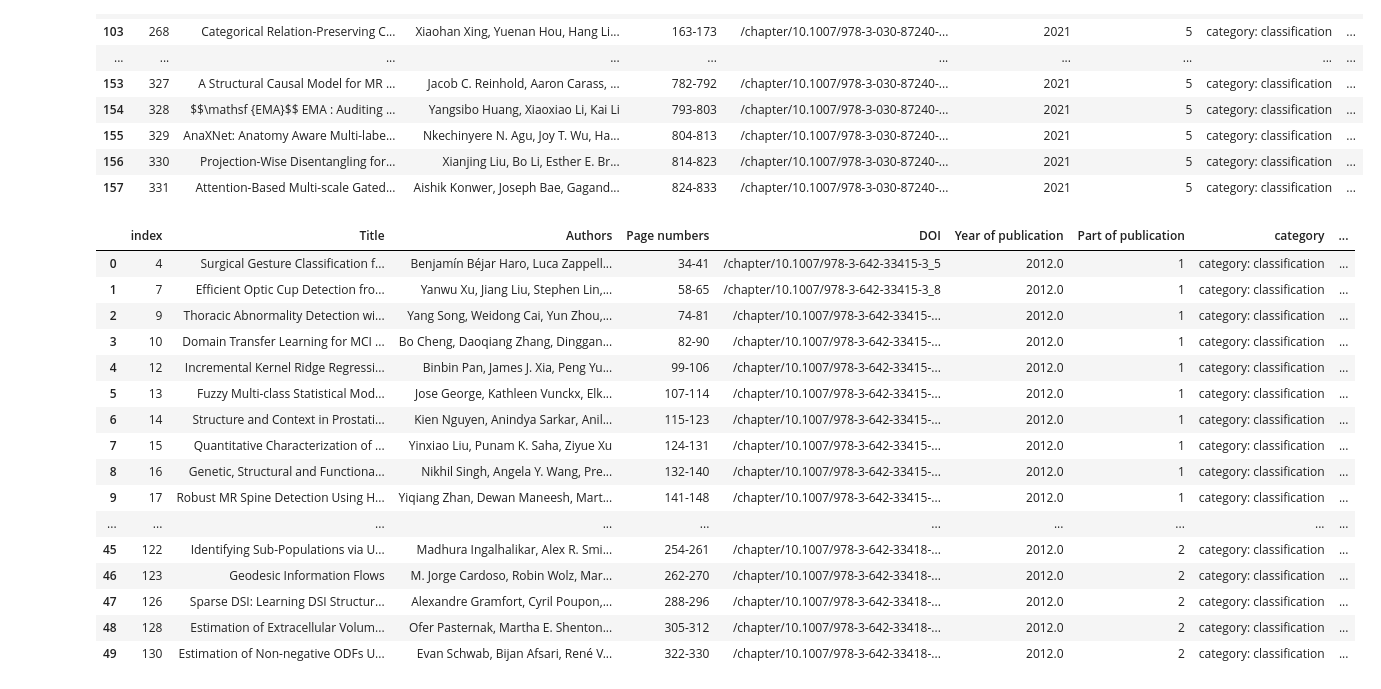
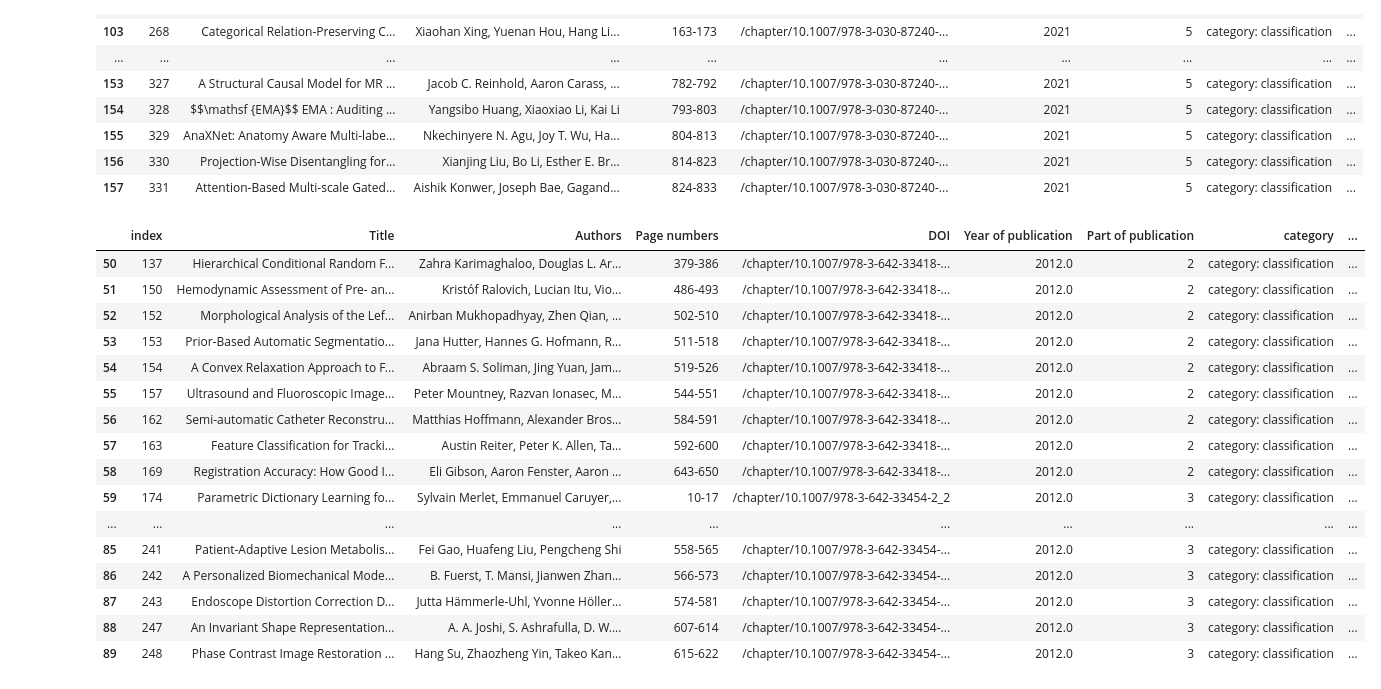
Before and after one commit to christinekaarde/MICCAI-review-thesis, a Jupyter notebook: database creation/references mining.ipynb, the cells around one changed output. Cells and saved outputs as stored; diff of their text form; code cells hidden in the pictures.

```diff
--- a/database creation/references mining.ipynb
+++ b/database creation/references mining.ipynb
@@ -358,22 +358,22 @@ df_2021class[df_2021class['Part of publication']==5]
 | 156 | 330 | Projection-Wise Disentangling for... | Xianjing Liu, Bo Li, Esther E. Br... | 814-823 | /chapter/10.1007/978-3-030-87240-... | 2021 | 5 | category: classification | ... |
 | 157 | 331 | Attention-Based Multi-scale Gated... | Aishik Konwer, Joseph Bae, Gagand... | 824-833 | /chapter/10.1007/978-3-030-87240-... | 2021 | 5 | category: classification | ... |
 # %%
-df_2012class.head(50)
+df_2012class.tail(40)
 # %% [output]
 |  | index | Title | Authors | Page numbers | DOI | Year of publication | Part of publication | category | ... |
-| 0 | 4 | Surgical Gesture Classification f... | Benjamín Béjar Haro, Luca Zappell... | 34-41 | /chapter/10.1007/978-3-642-33415-3_5 | 2012.0 | 1 | category: classification | ... |
-| 1 | 7 | Efficient Optic Cup Detection fro... | Yanwu Xu, Jiang Liu, Stephen Lin,... | 58-65 | /chapter/10.1007/978-3-642-33415-3_8 | 2012.0 | 1 | category: classification | ... |
-| 2 | 9 | Thoracic Abnormality Detection wi... | Yang Song, Weidong Cai, Yun Zhou,... | 74-81 | /chapter/10.1007/978-3-642-33415-... | 2012.0 | 1 | category: classification | ... |
-| 3 | 10 | Domain Transfer Learning for MCI ... | Bo Cheng, Daoqiang Zhang, Dinggan... | 82-90 | /chapter/10.1007/978-3-642-33415-... | 2012.0 | 1 | category: classification | ... |
-| 4 | 12 | Incremental Kernel Ridge Regressi... | Binbin Pan, James J. Xia, Peng Yu... | 99-106 | /chapter/10.1007/978-3-642-33415-... | 2012.0 | 1 | category: classification | ... |
-| 5 | 13 | Fuzzy Multi-class Statistical Mod... | Jose George, Kathleen Vunckx, Elk... | 107-114 | /chapter/10.1007/978-3-642-33415-... | 2012.0 | 1 | category: classification | ... |
-| 6 | 14 | Structure and Context in Prostati... | Kien Nguyen, Anindya Sarkar, Anil... | 115-123 | /chapter/10.1007/978-3-642-33415-... | 2012.0 | 1 | category: classification | ... |
-| 7 | 15 | Quantitative Characterization of ... | Yinxiao Liu, Punam K. Saha, Ziyue Xu | 124-131 | /chapter/10.1007/978-3-642-33415-... | 2012.0 | 1 | category: classification | ... |
-| 8 | 16 | Genetic, Structural and Functiona... | Nikhil Singh, Angela Y. Wang, Pre... | 132-140 | /chapter/10.1007/978-3-642-33415-... | 2012.0 | 1 | category: classification | ... |
-| 9 | 17 | Robust MR Spine Detection Using H... | Yiqiang Zhan, Dewan Maneesh, Mart... | 141-148 | /chapter/10.1007/978-3-642-33415-... | 2012.0 | 1 | category: classification | ... |
+| 50 | 137 | Hierarchical Conditional Random F... | Zahra Karimaghaloo, Douglas L. Ar... | 379-386 | /chapter/10.1007/978-3-642-33418-... | 2012.0 | 2 | category: classification | ... |
+| 51 | 150 | Hemodynamic Assessment of Pre- an... | Kristóf Ralovich, Lucian Itu, Vio... | 486-493 | /chapter/10.1007/978-3-642-33418-... | 2012.0 | 2 | category: classification | ... |
+| 52 | 152 | Morphological Analysis of the Lef... | Anirban Mukhopadhyay, Zhen Qian, ... | 502-510 | /chapter/10.1007/978-3-642-33418-... | 2012.0 | 2 | category: classification | ... |
+| 53 | 153 | Prior-Based Automatic Segmentatio... | Jana Hutter, Hannes G. Hofmann, R... | 511-518 | /chapter/10.1007/978-3-642-33418-... | 2012.0 | 2 | category: classification | ... |
+| 54 | 154 | A Convex Relaxation Approach to F... | Abraam S. Soliman, Jing Yuan, Jam... | 519-526 | /chapter/10.1007/978-3-642-33418-... | 2012.0 | 2 | category: classification | ... |
+| 55 | 157 | Ultrasound and Fluoroscopic Image... | Peter Mountney, Razvan Ionasec, M... | 544-551 | /chapter/10.1007/978-3-642-33418-... | 2012.0 | 2 | category: classification | ... |
+| 56 | 162 | Semi-automatic Catheter Reconstru... | Matthias Hoffmann, Alexander Bros... | 584-591 | /chapter/10.1007/978-3-642-33418-... | 2012.0 | 2 | category: classification | ... |
+| 57 | 163 | Feature Classification for Tracki... | Austin Reiter, Peter K. Allen, Ta... | 592-600 | /chapter/10.1007/978-3-642-33418-... | 2012.0 | 2 | category: classification | ... |
+| 58 | 169 | Registration Accuracy: How Good I... | Eli Gibson, Aaron Fenster, Aaron ... | 643-650 | /chapter/10.1007/978-3-642-33418-... | 2012.0 | 2 | category: classification | ... |
+| 59 | 174 | Parametric Dictionary Learning fo... | Sylvain Merlet, Emmanuel Caruyer,... | 10-17 | /chapter/10.1007/978-3-642-33454-2_2 | 2012.0 | 3 | category: classification | ... |
 | ... | ... | ... | ... | ... | ... | ... | ... | ... | ... |
-| 45 | 122 | Identifying Sub-Populations via U... | Madhura Ingalhalikar, Alex R. Smi... | 254-261 | /chapter/10.1007/978-3-642-33418-... | 2012.0 | 2 | category: classification | ... |
-| 46 | 123 | Geodesic Information Flows | M. Jorge Cardoso, Robin Wolz, Mar... | 262-270 | /chapter/10.1007/978-3-642-33418-... | 2012.0 | 2 | category: classification | ... |
-| 47 | 126 | Sparse DSI: Learning DSI Structur... | Alexandre Gramfort, Cyril Poupon,... | 288-296 | /chapter/10.1007/978-3-642-33418-... | 2012.0 | 2 | category: classification | ... |
-| 48 | 128 | Estimation of Extracellular Volum... | Ofer Pasternak, Martha E. Shenton... | 305-312 | /chapter/10.1007/978-3-642-33418-... | 2012.0 | 2 | category: classification | ... |
-| 49 | 130 | Estimation of Non-negative ODFs U... | Evan Schwab, Bijan Afsari, René V... | 322-330 | /chapter/10.1007/978-3-642-33418-... | 2012.0 | 2 | category: classification | ... |
+| 85 | 241 | Patient-Adaptive Lesion Metabolis... | Fei Gao, Huafeng Liu, Pengcheng Shi | 558-565 | /chapter/10.1007/978-3-642-33454-... | 2012.0 | 3 | category: classification | ... |
+| 86 | 242 | A Personalized Biomechanical Mode... | B. Fuerst, T. Mansi, Jianwen Zhan... | 566-573 | /chapter/10.1007/978-3-642-33454-... | 2012.0 | 3 | category: classification | ... |
+| 87 | 243 | Endoscope Distortion Correction D... | Jutta Hämmerle-Uhl, Yvonne Höller... | 574-581 | /chapter/10.1007/978-3-642-33454-... | 2012.0 | 3 | category: classification | ... |
+| 88 | 247 | An Invariant Shape Representation... | A. A. Joshi, S. Ashrafulla, D. W.... | 607-614 | /chapter/10.1007/978-3-642-33454-... | 2012.0 | 3 | category: classification | ... |
+| 89 | 248 | Phase Contrast Image Restoration ... | Hang Su, Zhaozheng Yin, Takeo Kan... | 615-622 | /chapter/10.1007/978-3-642-33454-... | 2012.0 | 3 | category: classification | ... |
```
